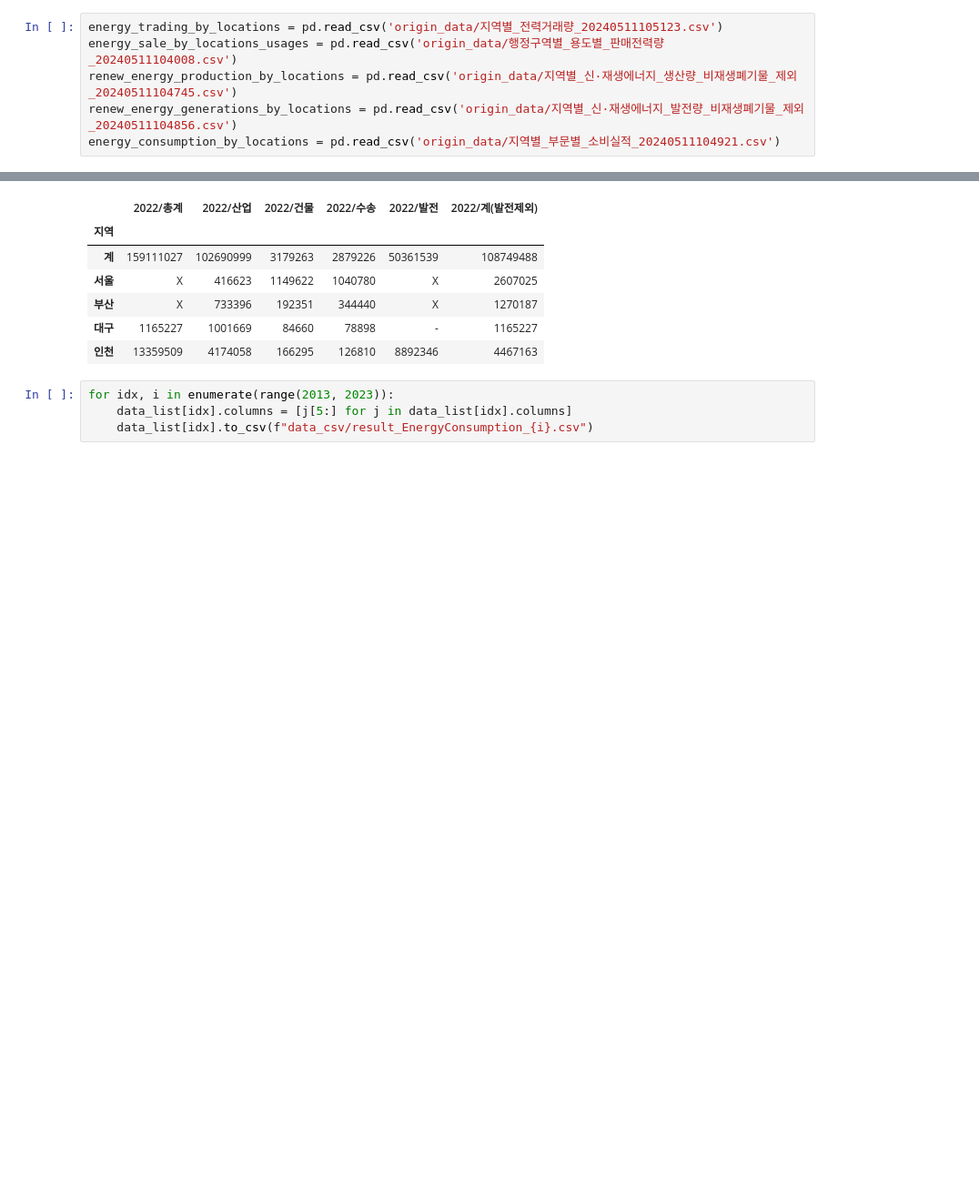
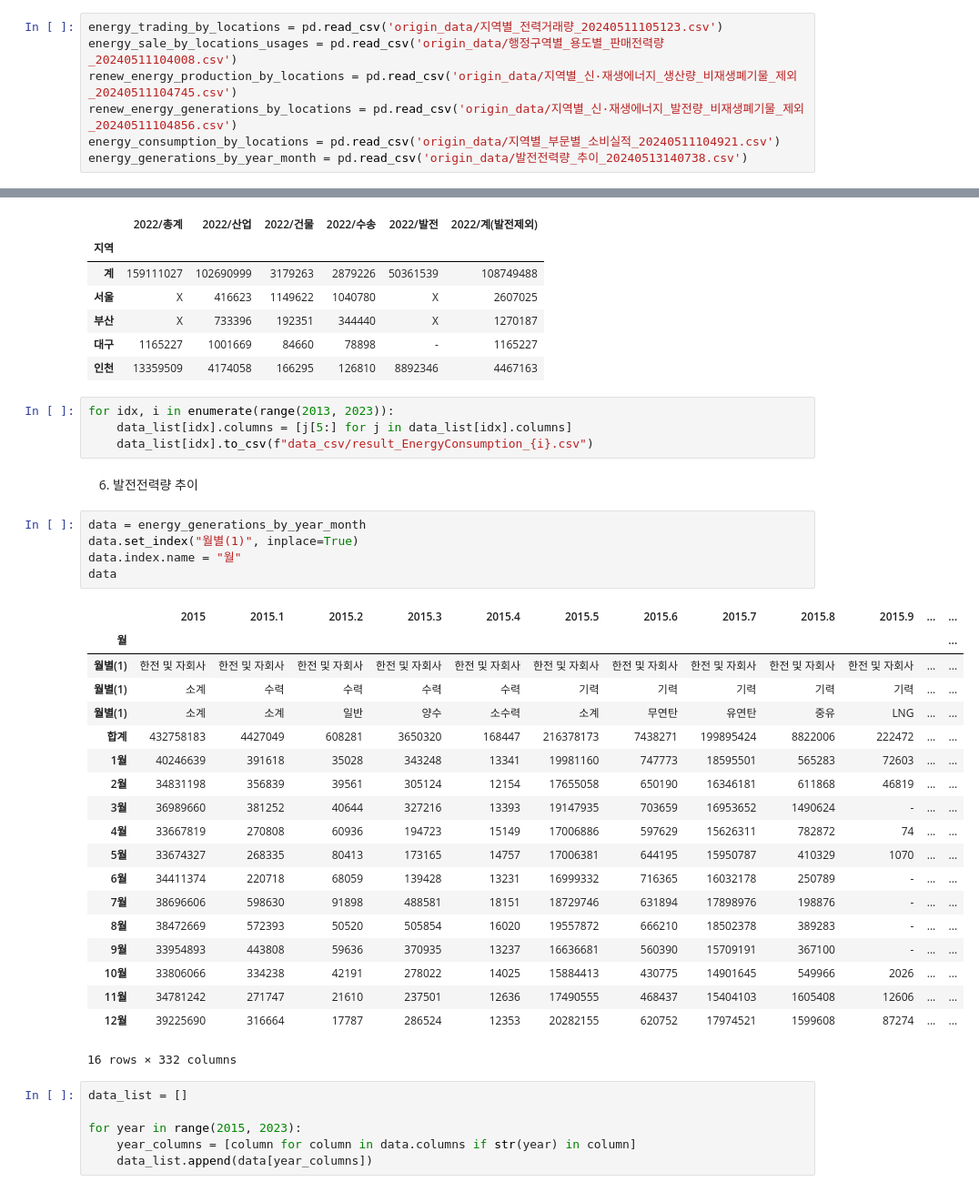
Before and after one commit to intoMaven/DB_Processing, a Jupyter notebook: Data_Processing.py_v4.ipynb, the cells around one changed output, grey strips where cells are left out. Shown: that part at 91% size. Drawn from its saved outputs; the diff is of its cells as text; blank space fills up the shorter version.

Commit message:
make energy generation csv

```diff
--- a/Data_Processing.py_v4.ipynb
+++ b/Data_Processing.py_v4.ipynb
@@ -7,6 +7,7 @@ energy_sale_by_locations_usages = pd.read_csv('origin_data/행정구역별_용
 renew_energy_production_by_locations = pd.read_csv('origin_data/지역별_신·재생에너지_생산량_비재생폐기물_제외_20240511104745.csv')
 renew_energy_generations_by_locations = pd.read_csv('origin_data/지역별_신·재생에너지_발전량_비재생폐기물_제외_20240511104856.csv')
 energy_consumption_by_locations = pd.read_csv('origin_data/지역별_부문별_소비실적_20240511104921.csv')
+energy_generations_by_year_month = pd.read_csv('origin_data/발전전력량_추이_20240513140738.csv')
 # %% [markdown]
 **1. 지역별 전력거래량**<a id='toc0_'></a>
 
@@ -236,3 +237,36 @@ data_list[-1].head()
 for idx, i in enumerate(range(2013, 2023)):
     data_list[idx].columns = [j[5:] for j in data_list[idx].columns]
     data_list[idx].to_csv(f"data_csv/result_EnergyConsumption_{i}.csv")
+# %% [markdown]
+6. 발전전력량 추이
+# %%
+data = energy_generations_by_year_month
+data.set_index("월별(1)", inplace=True)
+data.index.name = "월"
+data
+# %% [output]
+|  | 2015 | 2015.1 | 2015.2 | 2015.3 | 2015.4 | 2015.5 | 2015.6 | 2015.7 | 2015.8 | 2015.9 | ... | ... |
+| 월 |  |  |  |  |  |  |  |  |  |  |  | ... |
+| 월별(1) | 한전 및 자회사 | 한전 및 자회사 | 한전 및 자회사 | 한전 및 자회사 | 한전 및 자회사 | 한전 및 자회사 | 한전 및 자회사 | 한전 및 자회사 | 한전 및 자회사 | 한전 및 자회사 | ... | ... |
+| 월별(1) | 소계 | 수력 | 수력 | 수력 | 수력 | 기력 | 기력 | 기력 | 기력 | 기력 | ... | ... |
+| 월별(1) | 소계 | 소계 | 일반 | 양수 | 소수력 | 소계 | 무연탄 | 유연탄 | 중유 | LNG | ... | ... |
+| 합계 | 432758183 | 4427049 | 608281 | 3650320 | 168447 | 216378173 | 7438271 | 199895424 | 8822006 | 222472 | ... | ... |
+| 1월 | 40246639 | 391618 | 35028 | 343248 | 13341 | 19981160 | 747773 | 18595501 | 565283 | 72603 | ... | ... |
+| 2월 | 34831198 | 356839 | 39561 | 305124 | 12154 | 17655058 | 650190 | 16346181 | 611868 | 46819 | ... | ... |
+| 3월 | 36989660 | 381252 | 40644 | 327216 | 13393 | 19147935 | 703659 | 16953652 | 1490624 | - | ... | ... |
+| 4월 | 33667819 | 270808 | 60936 | 194723 | 15149 | 17006886 | 597629 | 15626311 | 782872 | 74 | ... | ... |
+| 5월 | 33674327 | 268335 | 80413 | 173165 | 14757 | 17006381 | 644195 | 15950787 | 410329 | 1070 | ... | ... |
+| 6월 | 34411374 | 220718 | 68059 | 139428 | 13231 | 16999332 | 716365 | 16032178 | 250789 | - | ... | ... |
+| 7월 | 38696606 | 598630 | 91898 | 488581 | 18151 | 18729746 | 631894 | 17898976 | 198876 | - | ... | ... |
+| 8월 | 38472669 | 572393 | 50520 | 505854 | 16020 | 19557872 | 666210 | 18502378 | 389283 | - | ... | ... |
+| 9월 | 33954893 | 443808 | 59636 | 370935 | 13237 | 16636681 | 560390 | 15709191 | 367100 | - | ... | ... |
+| 10월 | 33806066 | 334238 | 42191 | 278022 | 14025 | 15884413 | 430775 | 14901645 | 549966 | 2026 | ... | ... |
+| 11월 | 34781242 | 271747 | 21610 | 237501 | 12636 | 17490555 | 468437 | 15404103 | 1605408 | 12606 | ... | ... |
+| 12월 | 39225690 | 316664 | 17787 | 286524 | 12353 | 20282155 | 620752 | 17974521 | 1599608 | 87274 | ... | ... |
+16 rows × 332 columns
+# %%
+data_list = []
+
+for year in range(2015, 2023):
+    year_columns = [column for column in data.columns if str(year) in column]
+    data_list.append(data[year_columns])
```
Also changed, not shown: parts of 7 cells of this notebook, 9 other files.
